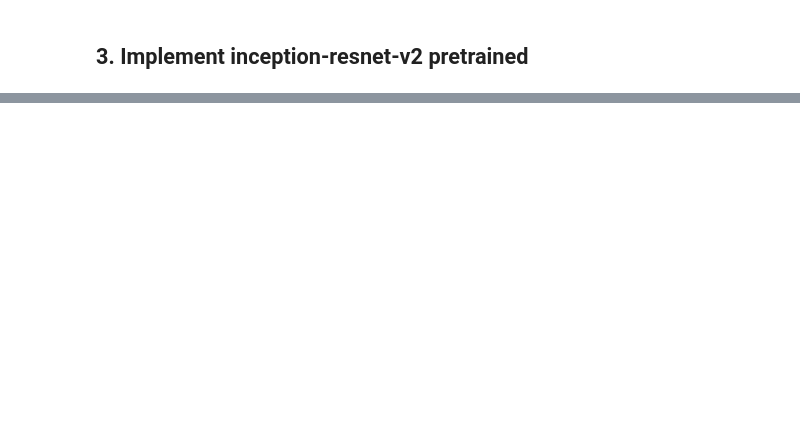
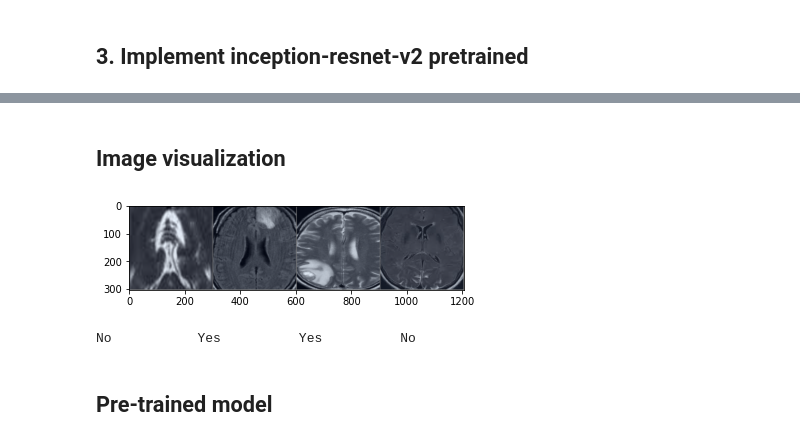
Before and after one commit to sonhm3029/Python-Machine-Learning, a Jupyter notebook: deep_learning/inception_resnet_v2.ipynb, the cells around one changed output, grey strips where cells are left out. Cells and saved outputs as stored; diff of their text form; code cells hidden in the pictures; blank space fills up the shorter version.

Commit message:
Thêm inceptionresnetv2 example with brain tumor

```diff
--- a/deep_learning/inception_resnet_v2.ipynb
+++ b/deep_learning/inception_resnet_v2.ipynb
@@ -72,0 +106,4 @@ import sys
+# %%
+num_epochs = 100
+batch_size = 4
+learning_rate = 1e-3
@@ -72,0 +142,19 @@ import sys
+# %%
+class BrainTumor(Dataset):
+    def __init__(self, root, transforms=None):
+        imageData = datasets.ImageFolder(root)
+        self.n_samples = len(imageData.imgs)
+        self.data = np.array([cv2.imread(img_path[0]) for img_path in imageData.imgs])
+        self.targets = np.array(imageData.targets)
+        self.classes = imageData.classes
+        self.transforms = transforms
+    def __len__(self):
+        return self.n_samples
+    def __getitem__(self, index):
+        x = self.data[index]
+        # print(self.data[index].shape, self.targets[index].shape)
+        if self.transforms:
+            x = self.transforms(x)
+            # change = self.transforms(self.data[index])
+            # sample = change, self.targets[index]
+        return x,  self.targets[index]
@@ -73 +266,28 @@ import sys
+# %% [markdown]
+## Image visualization
+# %%
+classes = ('No', 'Yes')
+NUM_IMGS = batch_size
+
+show_samples = iter(train_loader)
+images,labels = show_samples.next()
+
+imgs = torchvision.utils.make_grid(images, normalize=True, pad_value=0.5)
+
+# Convert images to a readable numpy for plt
+imgs = imgs.numpy()
+
+# Transform imgs to an array of images
+imgs = imgs.transpose((1,2,0))
+
+# Show images
+plt.imshow(imgs)
+plt.show()
+
+print(' '.join(f'{classes[labels[j]]:12s}' for j in range(NUM_IMGS)))
+# %% [output]
+[figure, added]
+No           Yes          Yes          No
+# %% [markdown]
+## Pre-trained model
 # %%
```
Also changed, not shown: parts of 19 cells of this notebook, 1 other file.
